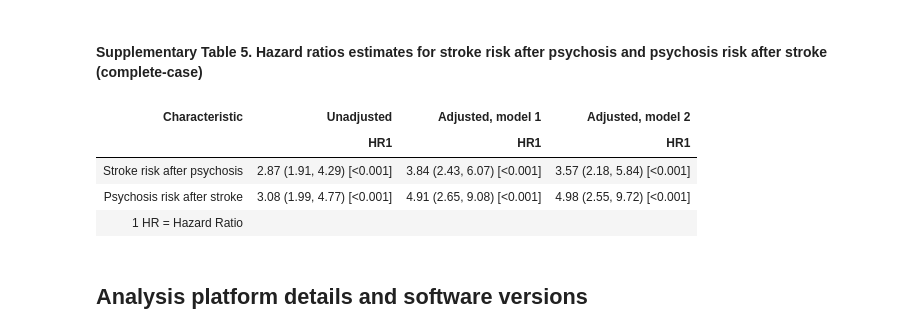
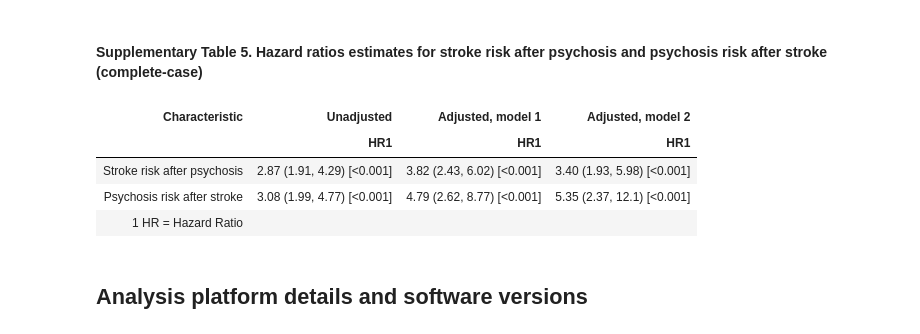
Before and after one commit to vaughanbell/longitudinal-stroke-psychosis-ELSA, a Jupyter notebook: Richards-Belle_et_al_SurvivalAnalyses.ipynb, the cells around one changed output. Cells and saved outputs as stored; diff of their text form; code cells hidden in the pictures.

```diff
--- a/Richards-Belle_et_al_SurvivalAnalyses.ipynb
+++ b/Richards-Belle_et_al_SurvivalAnalyses.ipynb
@@ -457,15 +457,15 @@ display_html(file = table_3_filename)
 # %%
 # Complete case
 survivalanalysis_cc_tab <- tbl_stack(tbls = list(psychosisrisk_cc_tab, strokerisk_cc_tab))
 
 suppl_table_5_filename = paste(output_dir, "RB_et_al_suppl_table_5.html", sep="")
-gt::gtsave(as_gt(survivalanalysis_tab), file = suppl_table_5_filename)
+gt::gtsave(as_gt(survivalanalysis_cc_tab), file = suppl_table_5_filename)
 display_html(file = suppl_table_5_filename)
 # %% [output]
 | Characteristic | Unadjusted | Adjusted, model 1 | Adjusted, model 2 |
 |  | HR1 | HR1 | HR1 |
-| Stroke risk after psychosis | 2.87 (1.91, 4.29) [<0.001] | 3.84 (2.43, 6.07) [<0.001] | 3.57 (2.18, 5.84) [<0.001] |
-| Psychosis risk after stroke | 3.08 (1.99, 4.77) [<0.001] | 4.91 (2.65, 9.08) [<0.001] | 4.98 (2.55, 9.72) [<0.001] |
+| Stroke risk after psychosis | 2.87 (1.91, 4.29) [<0.001] | 3.82 (2.43, 6.02) [<0.001] | 3.40 (1.93, 5.98) [<0.001] |
+| Psychosis risk after stroke | 3.08 (1.99, 4.77) [<0.001] | 4.79 (2.62, 8.77) [<0.001] | 5.35 (2.37, 12.1) [<0.001] |
 | 1 HR = Hazard Ratio |  |  |  |
 # %% [markdown]
 ## Analysis platform details and software versions
```
